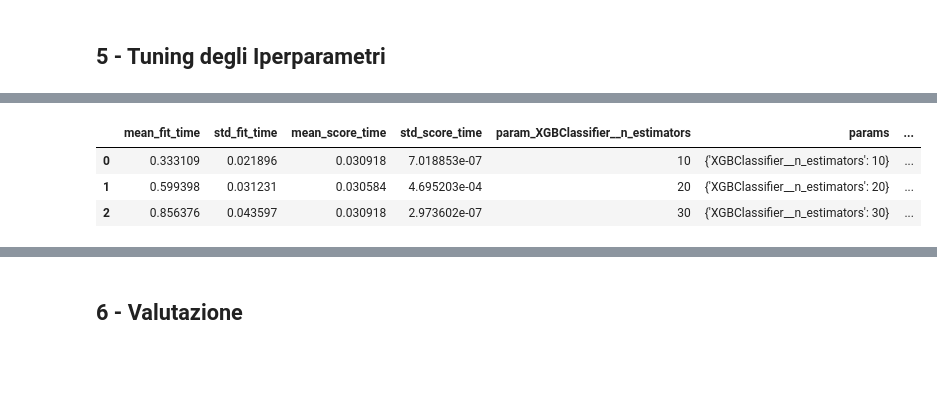
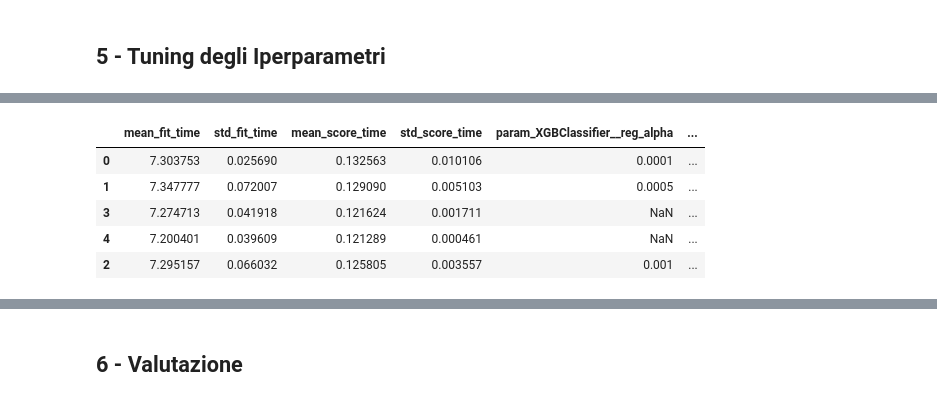
Before and after one commit to FedericoCampanozzi/FraudDetection, a Jupyter notebook: code/main.ipynb, the cells around one changed output, grey strips where cells are left out. Cells and saved outputs as stored; diff of their text form; code cells hidden in the pictures; blank space fills up the shorter version.

```diff
--- a/code/main.ipynb
+++ b/code/main.ipynb
@@ -453,11 +362,16 @@ model_xgb = Pipeline([
     ("preproc", preproc),
     ("XGBClassifier",
          XGBClassifier(objective='reg:squarederror',
-            learning_rate = 0.01577, reg_lambda=0.008, reg_alpha=0.0001, n_estimators=1025, use_label_encoder =False))
+                        learning_rate = 0.01577,
+                        reg_lambda=0.008,
+                        reg_alpha=0.0001,
+                        n_estimators=50,
+                        use_label_encoder = False,
+                        random_state=43))
 ])
 
 model_xgb.fit(X_train, y_train.values.ravel())
-print_eval_classify(X_val, y_val, model_xgb, classes)
+print_eval(X_val, y_val, model_xgb, classes)
 # %% [output]
 Confusion Matrix :
               isFraud     Honest
@@ -650,7 +537,7 @@ In questa parte andremo ad suddividere il dataset in 3 parti e le useremo nel se
 from sklearn.model_selection import GridSearchCV, KFold
 kf = KFold(3, shuffle=True, random_state=42)
 
-transactions = pd.read_csv("../data/data.csv", nrows=200_000)
+transactions = pd.read_csv("../data/data.csv", nrows=1_000_000)
 X = transactions[feature_list]
 y = transactions[["isFraud"]]
 
@@ -663,10 +548,2 @@ i modelli di classificazione. Andiamo quindi a cercare i migliori iperparametri
  - Alberi Decisionali
  - XGBClassifier
-# %%
-grid = {
-    "LogisticRegression__penalty": ['l1','l2']
-}
-
-gs = GridSearchCV(model_lr, grid, cv=kf)
-gs.fit(X_train, y_train.values.ravel())
-pd.DataFrame(gs.cv_results_).sort_values("rank_test_score").head(5)
@@ -677,8 +550,7 @@ pd.DataFrame(gs.cv_results_).sort_values("rank_test_score").head(5)
 # %%
 grid = {
-    "DecisionTreeClassifier__max_depth": [5,10]
+    "DecisionTreeClassifier__max_depth": [5, 10, 20, None]
 }
-
 gs = GridSearchCV(model_dt, grid, cv=kf)
 gs.fit(X_train, y_train)
 pd.DataFrame(gs.cv_results_).sort_values("rank_test_score").head(5)
@@ -689,13 +575,19 @@ pd.DataFrame(gs.cv_results_).sort_values("rank_test_score").head(5)
 # %%
-grid = {
-    "XGBClassifier__n_estimators": [10,20,30]
-}
-
+grid = [
+    {
+        "XGBClassifier__reg_alpha": [0.0001, 0.0005, 0.001],
+    },
+    {
+        "XGBClassifier__reg_lambda": [0.008, 0.01]
+    }
+]
 gs = GridSearchCV(model_xgb, grid, cv=kf)
 gs.fit(X_train, y_train.values.ravel())
 pd.DataFrame(gs.cv_results_).sort_values("rank_test_score").head(5)
 # %% [output]
-|  | mean_fit_time | std_fit_time | mean_score_time | std_score_time | param_XGBClassifier__n_estimators | params | ... |
-| 0 | 0.333109 | 0.021896 | 0.030918 | 7.018853e-07 | 10 | {'XGBClassifier__n_estimators': 10} | ... |
-| 1 | 0.599398 | 0.031231 | 0.030584 | 4.695203e-04 | 20 | {'XGBClassifier__n_estimators': 20} | ... |
-| 2 | 0.856376 | 0.043597 | 0.030918 | 2.973602e-07 | 30 | {'XGBClassifier__n_estimators': 30} | ... |
+|  | mean_fit_time | std_fit_time | mean_score_time | std_score_time | param_XGBClassifier__reg_alpha | ... |
+| 0 | 7.303753 | 0.025690 | 0.132563 | 0.010106 | 0.0001 | ... |
+| 1 | 7.347777 | 0.072007 | 0.129090 | 0.005103 | 0.0005 | ... |
+| 3 | 7.274713 | 0.041918 | 0.121624 | 0.001711 | NaN | ... |
+| 4 | 7.200401 | 0.039609 | 0.121289 | 0.000461 | NaN | ... |
+| 2 | 7.295157 | 0.066032 | 0.125805 | 0.003557 | 0.001 | ... |
```
Also changed, not shown: parts of 81 cells of this notebook, 1 other file.
